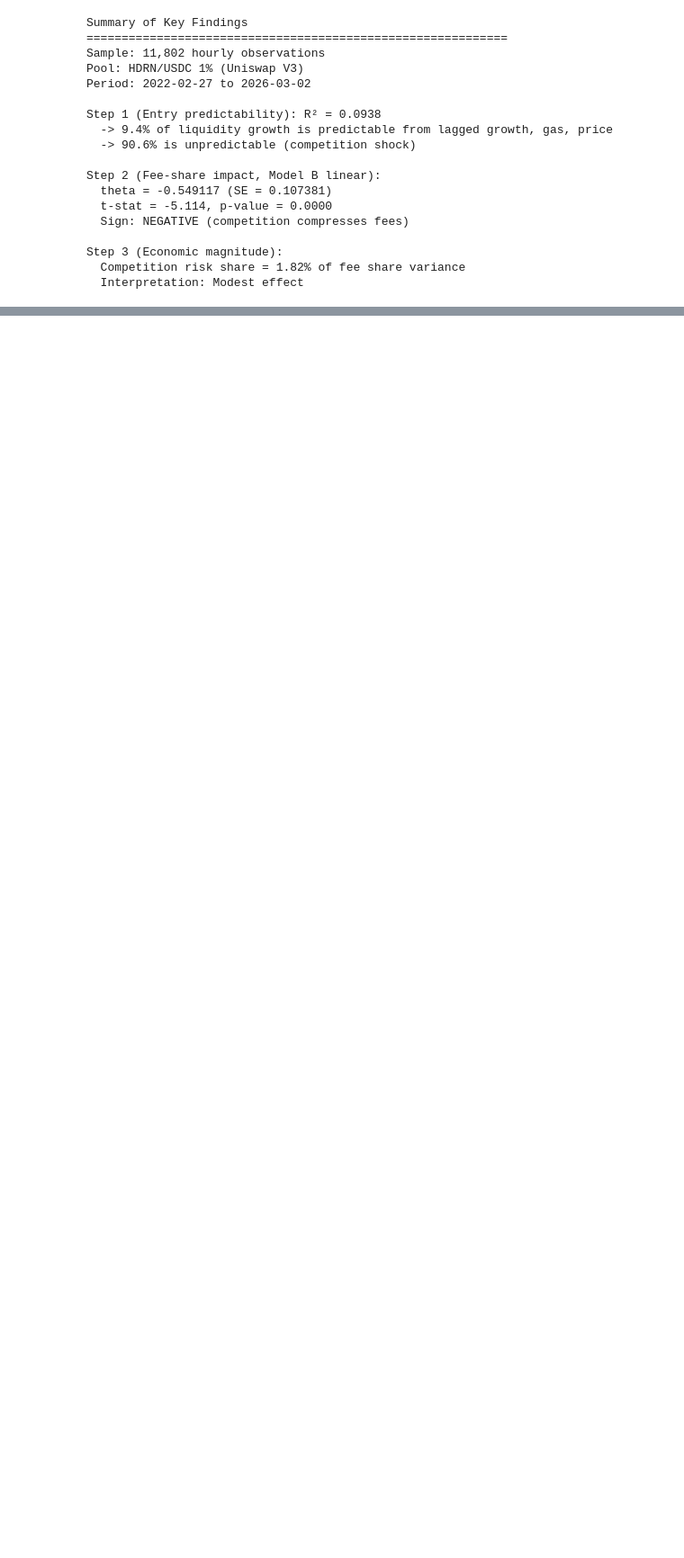
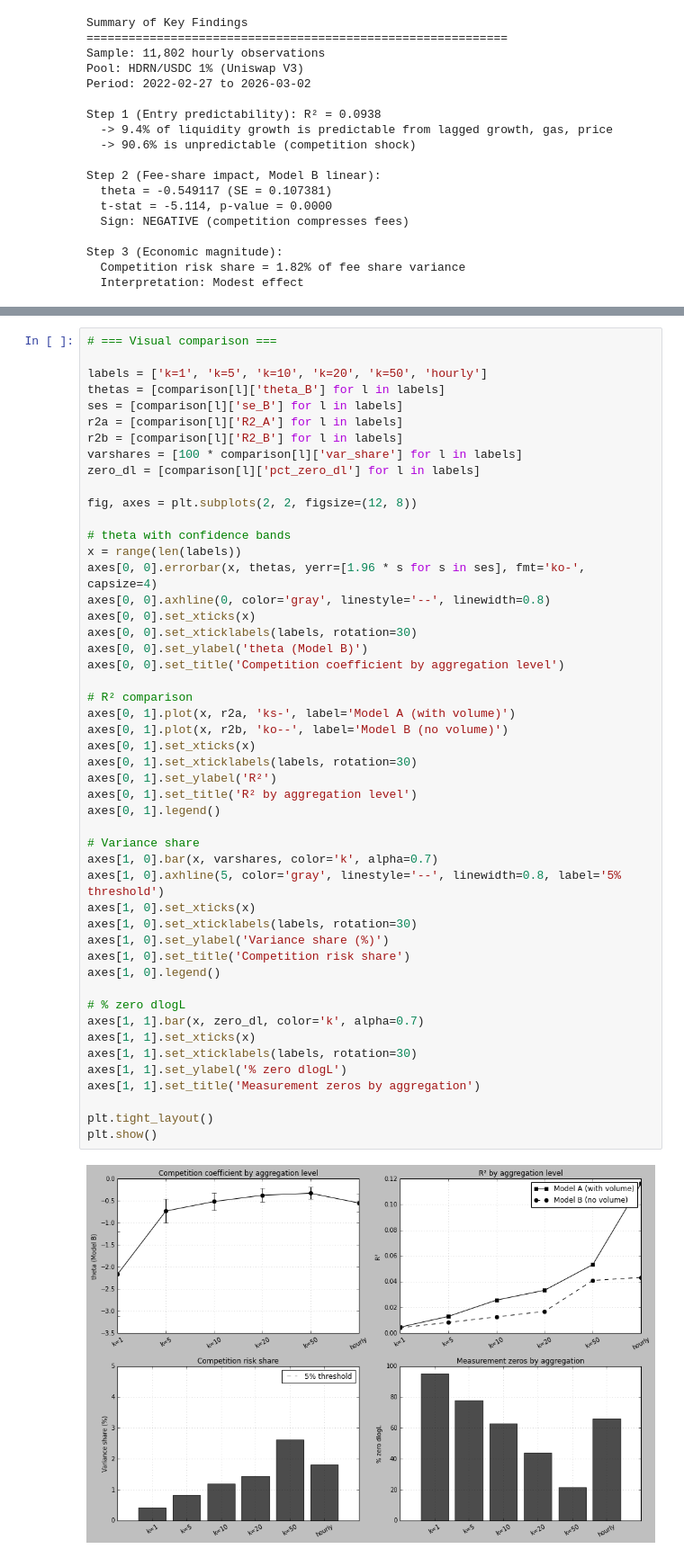
Before and after one commit to wvs-finance/ThetaSwap-research, a Jupyter notebook: notebooks/liquiditySupplyModelSimplest.ipynb, the cells around one changed output, grey strips where cells are left out. Shown at 90% size. Drawn from its saved outputs; the diff is of its cells as text; blank space fills up the shorter version.

```diff
--- a/notebooks/liquiditySupplyModelSimplest.ipynb
+++ b/notebooks/liquiditySupplyModelSimplest.ipynb
@@ -702,0 +919,51 @@ Step 3 (Economic magnitude):
+# %%
+# === Visual comparison ===
+
+labels = ['k=1', 'k=5', 'k=10', 'k=20', 'k=50', 'hourly']
+thetas = [comparison[l]['theta_B'] for l in labels]
+ses = [comparison[l]['se_B'] for l in labels]
+r2a = [comparison[l]['R2_A'] for l in labels]
+r2b = [comparison[l]['R2_B'] for l in labels]
+varshares = [100 * comparison[l]['var_share'] for l in labels]
+zero_dl = [comparison[l]['pct_zero_dl'] for l in labels]
+
+fig, axes = plt.subplots(2, 2, figsize=(12, 8))
+
+# theta with confidence bands
+x = range(len(labels))
+axes[0, 0].errorbar(x, thetas, yerr=[1.96 * s for s in ses], fmt='ko-', capsize=4)
+axes[0, 0].axhline(0, color='gray', linestyle='--', linewidth=0.8)
+axes[0, 0].set_xticks(x)
+axes[0, 0].set_xticklabels(labels, rotation=30)
+axes[0, 0].set_ylabel('theta (Model B)')
+axes[0, 0].set_title('Competition coefficient by aggregation level')
+
+# R² comparison
+axes[0, 1].plot(x, r2a, 'ks-', label='Model A (with volume)')
+axes[0, 1].plot(x, r2b, 'ko--', label='Model B (no volume)')
+axes[0, 1].set_xticks(x)
+axes[0, 1].set_xticklabels(labels, rotation=30)
+axes[0, 1].set_ylabel('R²')
+axes[0, 1].set_title('R² by aggregation level')
+axes[0, 1].legend()
+
+# Variance share
+axes[1, 0].bar(x, varshares, color='k', alpha=0.7)
+axes[1, 0].axhline(5, color='gray', linestyle='--', linewidth=0.8, label='5% threshold')
+axes[1, 0].set_xticks(x)
+axes[1, 0].set_xticklabels(labels, rotation=30)
+axes[1, 0].set_ylabel('Variance share (%)')
+axes[1, 0].set_title('Competition risk share')
+axes[1, 0].legend()
+
+# % zero dlogL
+axes[1, 1].bar(x, zero_dl, color='k', alpha=0.7)
+axes[1, 1].set_xticks(x)
+axes[1, 1].set_xticklabels(labels, rotation=30)
+axes[1, 1].set_ylabel('% zero dlogL')
+axes[1, 1].set_title('Measurement zeros by aggregation')
+
+plt.tight_layout()
+plt.show()
+# %% [output]
+[figure, added]
```
Also changed, not shown: parts of 6 cells of this notebook.
